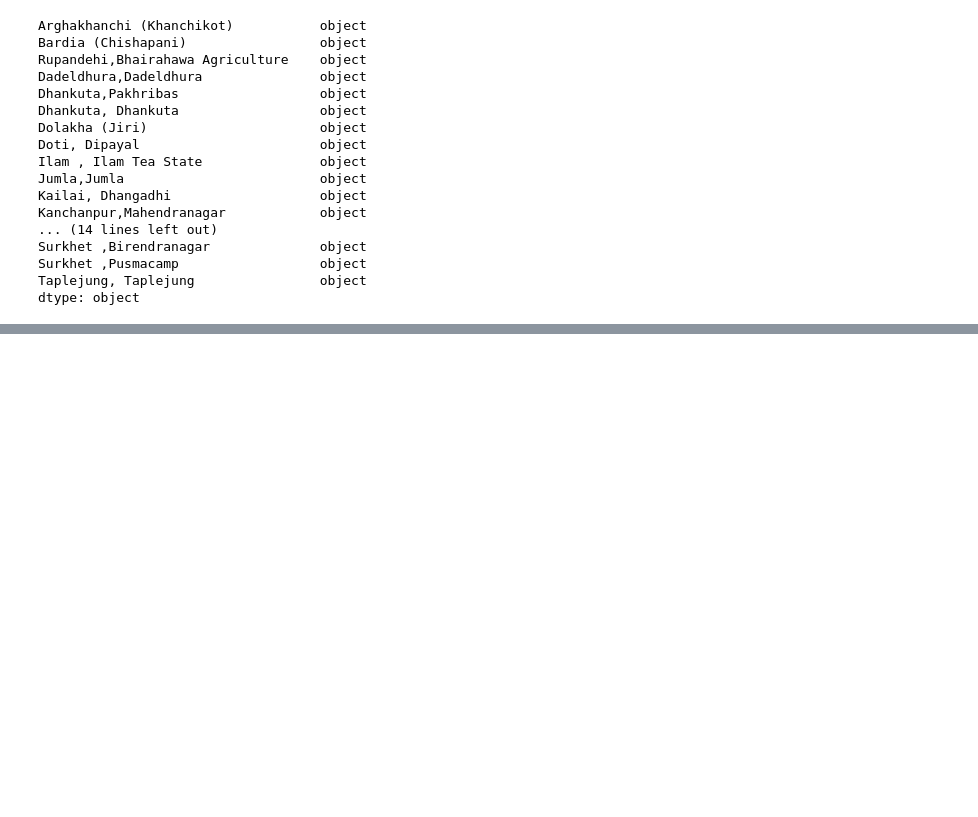
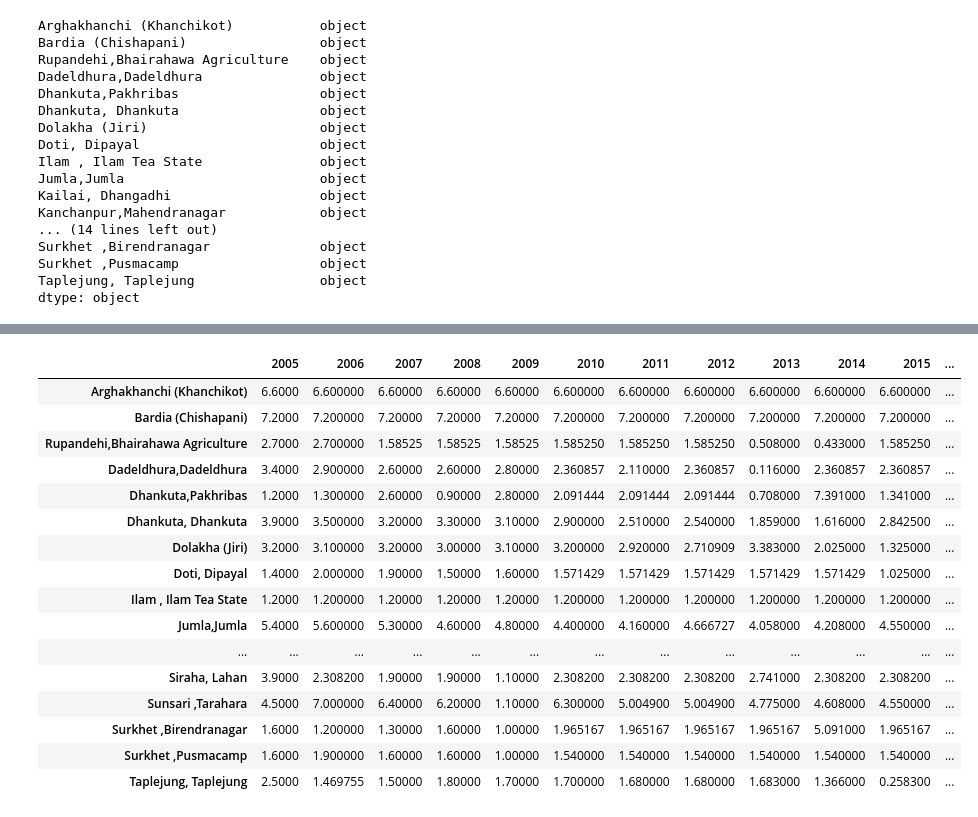
Before and after one commit to prajwollamichhane11/Wind-Data-Analysis, a Jupyter notebook: wind-analysis.ipynb, the cells around one changed output, grey strips where cells are left out. Saved outputs shown, nothing was run; the diff lists cells and outputs as text; code cells hidden in the pictures; blank space fills up the shorter version.

Commit message:
PreProcessing of Wind Speed Per Hour

```diff
--- a/wind-analysis.ipynb
+++ b/wind-analysis.ipynb
@@ -187,0 +163,5 @@ NameError: name 'new_df' is not defined
+# %%
+meean = df['Arghakhanchi (Khanchikot)'].mean()
+for place in cols:
+    df[place] = df[place].fillna(df[place].mean())
+df
@@ -187,0 +185,4 @@ NameError: name 'new_df' is not defined
+# %%
+# df.loc["Speed"] = df.sum()
+df = df.append(df.sum().rename('Total'))
+df
@@ -187,0 +223,21 @@ NameError: name 'new_df' is not defined
+# %%
+trans = df.T
+trans
+# %% [output]
+|  | 2005 | 2006 | 2007 | 2008 | 2009 | 2010 | 2011 | 2012 | 2013 | 2014 | 2015 | ... |
+| Arghakhanchi (Khanchikot) | 6.6000 | 6.600000 | 6.60000 | 6.60000 | 6.60000 | 6.600000 | 6.600000 | 6.600000 | 6.600000 | 6.600000 | 6.600000 | ... |
+| Bardia (Chishapani) | 7.2000 | 7.200000 | 7.20000 | 7.20000 | 7.20000 | 7.200000 | 7.200000 | 7.200000 | 7.200000 | 7.200000 | 7.200000 | ... |
+| Rupandehi,Bhairahawa Agriculture | 2.7000 | 2.700000 | 1.58525 | 1.58525 | 1.58525 | 1.585250 | 1.585250 | 1.585250 | 0.508000 | 0.433000 | 1.585250 | ... |
+| Dadeldhura,Dadeldhura | 3.4000 | 2.900000 | 2.60000 | 2.60000 | 2.80000 | 2.360857 | 2.110000 | 2.360857 | 0.116000 | 2.360857 | 2.360857 | ... |
+| Dhankuta,Pakhribas | 1.2000 | 1.300000 | 2.60000 | 0.90000 | 2.80000 | 2.091444 | 2.091444 | 2.091444 | 0.708000 | 7.391000 | 1.341000 | ... |
+| Dhankuta, Dhankuta | 3.9000 | 3.500000 | 3.20000 | 3.30000 | 3.10000 | 2.900000 | 2.510000 | 2.540000 | 1.859000 | 1.616000 | 2.842500 | ... |
+| Dolakha (Jiri) | 3.2000 | 3.100000 | 3.20000 | 3.00000 | 3.10000 | 3.200000 | 2.920000 | 2.710909 | 3.383000 | 2.025000 | 1.325000 | ... |
+| Doti, Dipayal | 1.4000 | 2.000000 | 1.90000 | 1.50000 | 1.60000 | 1.571429 | 1.571429 | 1.571429 | 1.571429 | 1.571429 | 1.025000 | ... |
+| Ilam , Ilam Tea State | 1.2000 | 1.200000 | 1.20000 | 1.20000 | 1.20000 | 1.200000 | 1.200000 | 1.200000 | 1.200000 | 1.200000 | 1.200000 | ... |
+| Jumla,Jumla | 5.4000 | 5.600000 | 5.30000 | 4.60000 | 4.80000 | 4.400000 | 4.160000 | 4.666727 | 4.058000 | 4.208000 | 4.550000 | ... |
+| ... | ... | ... | ... | ... | ... | ... | ... | ... | ... | ... | ... | ... |
+| Siraha, Lahan | 3.9000 | 2.308200 | 1.90000 | 1.90000 | 1.10000 | 2.308200 | 2.308200 | 2.308200 | 2.741000 | 2.308200 | 2.308200 | ... |
+| Sunsari ,Tarahara | 4.5000 | 7.000000 | 6.40000 | 6.20000 | 1.10000 | 6.300000 | 5.004900 | 5.004900 | 4.775000 | 4.608000 | 4.550000 | ... |
+| Surkhet ,Birendranagar | 1.6000 | 1.200000 | 1.30000 | 1.60000 | 1.00000 | 1.965167 | 1.965167 | 1.965167 | 1.965167 | 5.091000 | 1.965167 | ... |
+| Surkhet ,Pusmacamp | 1.6000 | 1.900000 | 1.60000 | 1.60000 | 1.00000 | 1.540000 | 1.540000 | 1.540000 | 1.540000 | 1.540000 | 1.540000 | ... |
+| Taplejung, Taplejung | 2.5000 | 1.469755 | 1.50000 | 1.80000 | 1.70000 | 1.700000 | 1.680000 | 1.680000 | 1.683000 | 1.366000 | 0.258300 | ... |
```
Also changed, not shown: parts of 11 cells of this notebook, 1 other file.
